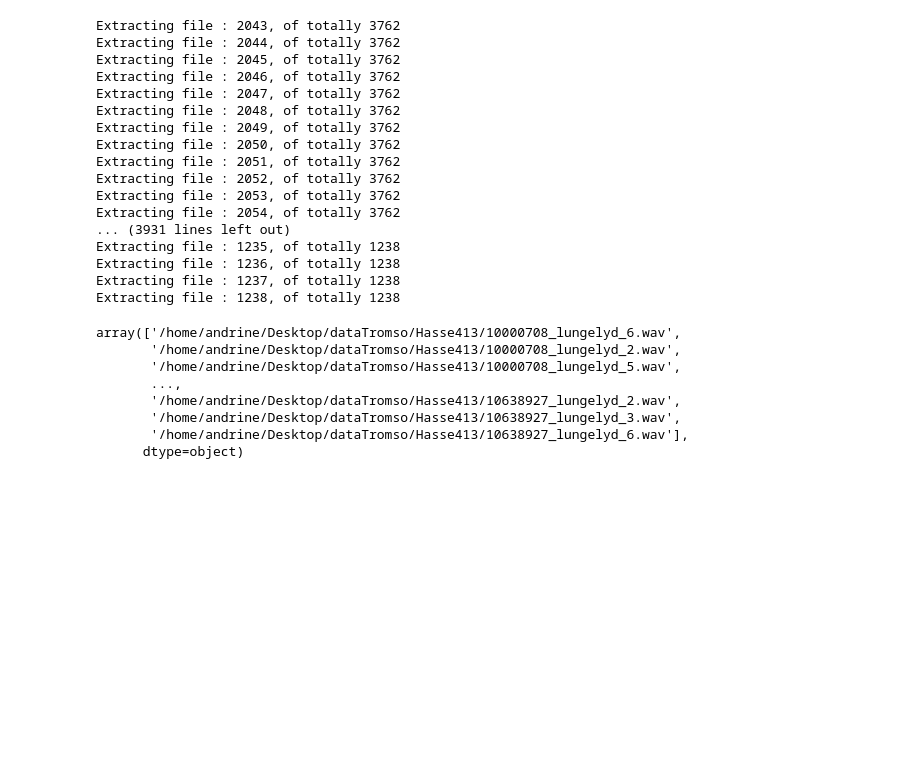
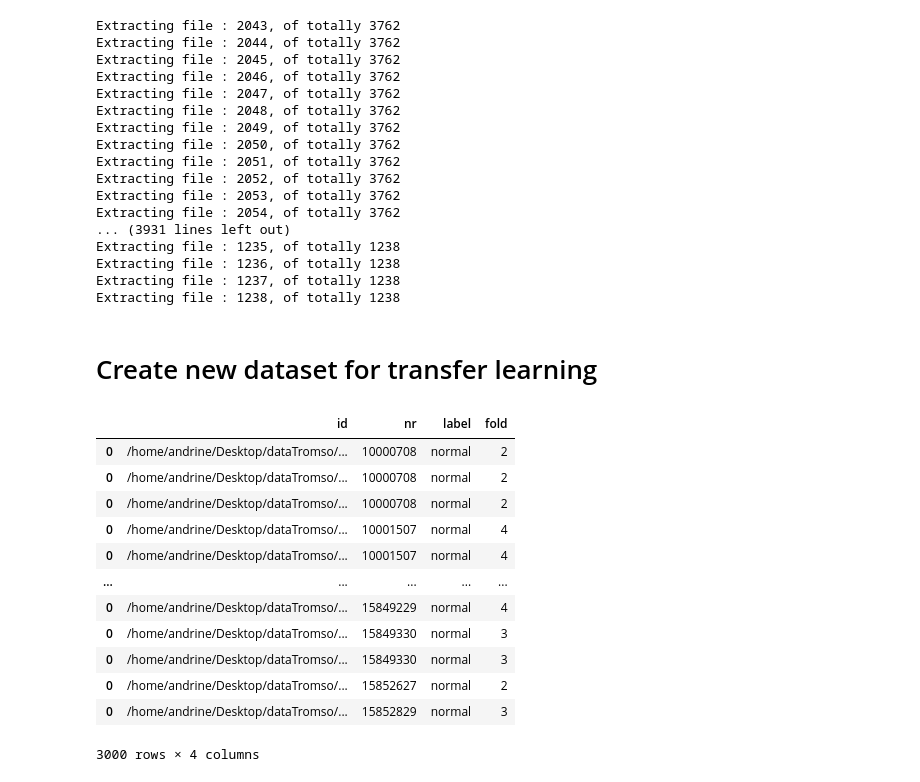
Before and after one commit to AndrineElse/AndrineElsetronning_Master2021, a Jupyter notebook: src/feature extraction/synthetic_dataset_create.ipynb, the cells around one changed output. Cells and saved outputs as stored; diff of their text form; code cells hidden in the pictures; blank space fills up the shorter version.

```diff
--- a/src/feature extraction/synthetic_dataset_create.ipynb
+++ b/src/feature extraction/synthetic_dataset_create.ipynb
@@ -374,14 +372,54 @@ Extracting file : 1235, of totally 1238
 Extracting file : 1236, of totally 1238
 Extracting file : 1237, of totally 1238
 Extracting file : 1238, of totally 1238
+# %% [markdown]
+# Create new dataset for transfer learning
+# %%
+from sklearn.model_selection import KFold
+from scipy.io import wavfile
+
+new_dataset = data[data['label'] == 'normal'].copy(deep = True).iloc[:3000]
+
+new_dataset.sort_values(by=['nr'], inplace=True)
+
+id_unique = new_dataset['nr'].unique()
+
+new_dataset.reset_index(drop = False)
+
+new_dataset['fold'] = np.zeros((len(new_dataset))).astype(int)
+# %%
+from sklearn.utils import shuffle
+
+def get_k_fold_indices(indices, k):
+    indices = shuffle(indices, random_state = 42)
+    indices_per_fold = len(indices)//k
+    return_indices = []
+    last_i = 0
+    for i in range(indices_per_fold, len(indices),indices_per_fold):
+        return_indices.append(indices[last_i:i])
+        last_i = i
+    return_indices.append(indices[last_i:])
+    return return_indices
+
+folds = get_k_fold_indices(id_unique, 5)
+
+for f in range(len(folds)):
+    curr_fold = folds[f]
+    for f_i in curr_fold:
+        new_dataset.loc[new_dataset['nr'] == f_i, 'fold'] = f
 # %%
-new_dataset['id'].values
+new_dataset
 # %% [output]
+|  | id | nr | label | fold |
+| 0 | /home/andrine/Desktop/dataTromso/... | 10000708 | normal | 2 |
+| 0 | /home/andrine/Desktop/dataTromso/... | 10000708 | normal | 2 |
+| 0 | /home/andrine/Desktop/dataTromso/... | 10000708 | normal | 2 |
+| 0 | /home/andrine/Desktop/dataTromso/... | 10001507 | normal | 4 |
+| 0 | /home/andrine/Desktop/dataTromso/... | 10001507 | normal | 4 |
+| ... | ... | ... | ... | ... |
+| 0 | /home/andrine/Desktop/dataTromso/... | 15849229 | normal | 4 |
+| 0 | /home/andrine/Desktop/dataTromso/... | 15849330 | normal | 3 |
+| 0 | /home/andrine/Desktop/dataTromso/... | 15849330 | normal | 3 |
+| 0 | /home/andrine/Desktop/dataTromso/... | 15852627 | normal | 2 |
+| 0 | /home/andrine/Desktop/dataTromso/... | 15852829 | normal | 3 |
-array(['/home/andrine/Desktop/dataTromso/Hasse413/10000708_lungelyd_6.wav',
-       '/home/andrine/Desktop/dataTromso/Hasse413/10000708_lungelyd_2.wav',
-       '/home/andrine/Desktop/dataTromso/Hasse413/10000708_lungelyd_5.wav',
-       ...,
-       '/home/andrine/Desktop/dataTromso/Hasse413/10638927_lungelyd_2.wav',
-       '/home/andrine/Desktop/dataTromso/Hasse413/10638927_lungelyd_3.wav',
-       '/home/andrine/Desktop/dataTromso/Hasse413/10638927_lungelyd_6.wav'],
-      dtype=object)
+3000 rows × 4 columns
```
Also changed, not shown: parts of 7 cells of this notebook, 32 other files.
